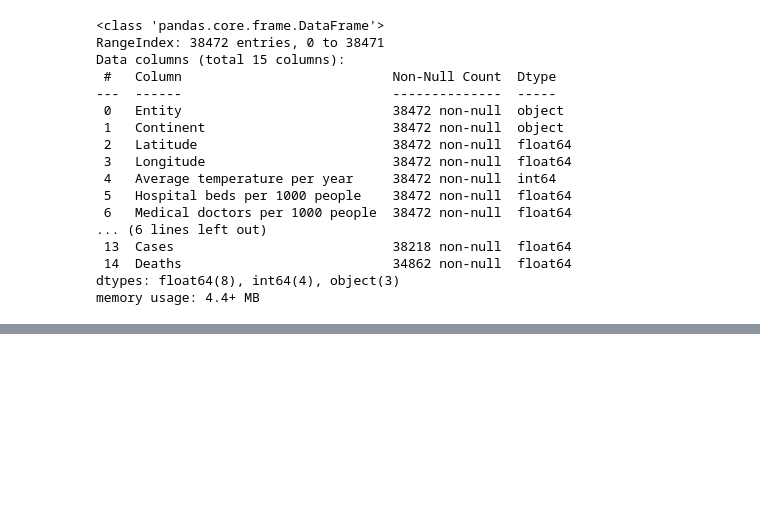
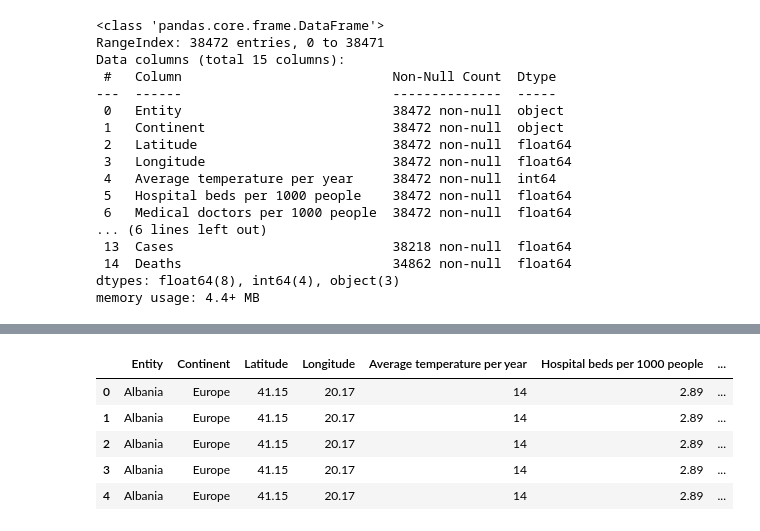
Before and after one commit to Andreas-Ts/Data-Mining-Project-Covid, a Jupyter notebook: Main.ipynb, the cells around one changed output, grey strips where cells are left out. Drawn from its saved outputs; the diff is of its cells as text; code cells hidden in the pictures; blank space fills up the shorter version.

```diff
--- a/Main.ipynb
+++ b/Main.ipynb
@@ -100,0 +116,9 @@ data_days_stats={}
+# %%
+data.head()
+# %% [output]
+|  | Entity | Continent | Latitude | Longitude | Average temperature per year | Hospital beds per 1000 people | ... |
+| 0 | Albania | Europe | 41.15 | 20.17 | 14 | 2.89 | ... |
+| 1 | Albania | Europe | 41.15 | 20.17 | 14 | 2.89 | ... |
+| 2 | Albania | Europe | 41.15 | 20.17 | 14 | 2.89 | ... |
+| 3 | Albania | Europe | 41.15 | 20.17 | 14 | 2.89 | ... |
+| 4 | Albania | Europe | 41.15 | 20.17 | 14 | 2.89 | ... |
```
Also changed, not shown: parts of 3 cells of this notebook.
